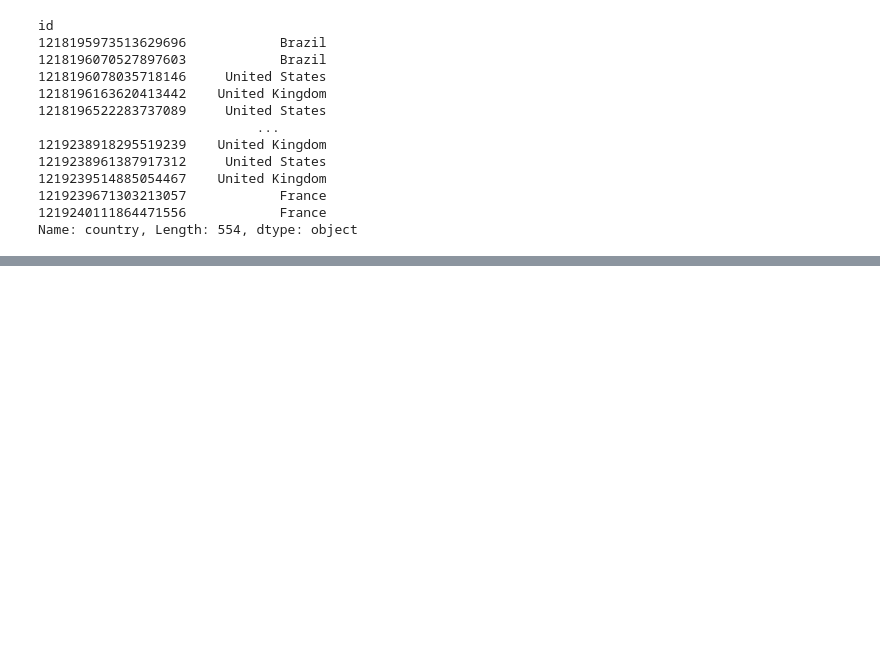
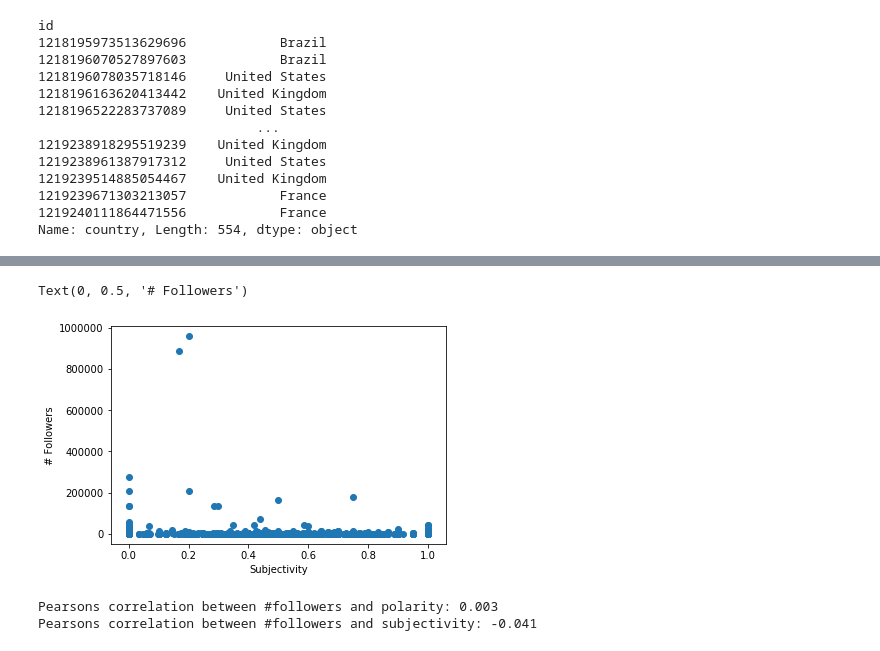
Before and after one commit to smidtfab/Twitter_Crawler, a Jupyter notebook: TwitterCrawler_LGBTQ.ipynb, the cells around one changed output, grey strips where cells are left out. Cells and saved outputs as stored; diff of their text form; code cells hidden in the pictures; blank space fills up the shorter version.

```diff
--- a/TwitterCrawler_LGBTQ.ipynb
+++ b/TwitterCrawler_LGBTQ.ipynb
@@ -461,0 +472,17 @@ fig.show()
+# %%
+plt.scatter(tweets['subj'], tweets['followers'])
+plt.xlabel('Subjectivity')
+plt.ylabel('# Followers')
+# %% [output]
+Text(0, 0.5, '# Followers')
+[figure, added]
+# %%
+# calculate Pearson's correlation
+corr_pol, _ = pearsonr(tweets['polar'], tweets['followers'])
+print('Pearsons correlation between #followers and polarity: %.3f' % corr_pol)
+
+corr_subj, _ = pearsonr(tweets['subj'], tweets['followers'])
+print('Pearsons correlation between #followers and subjectivity: %.3f' % corr_subj)
+# %% [output]
+Pearsons correlation between #followers and polarity: 0.003
+Pearsons correlation between #followers and subjectivity: -0.041
```
Also changed, not shown: parts of 4 cells of this notebook.
